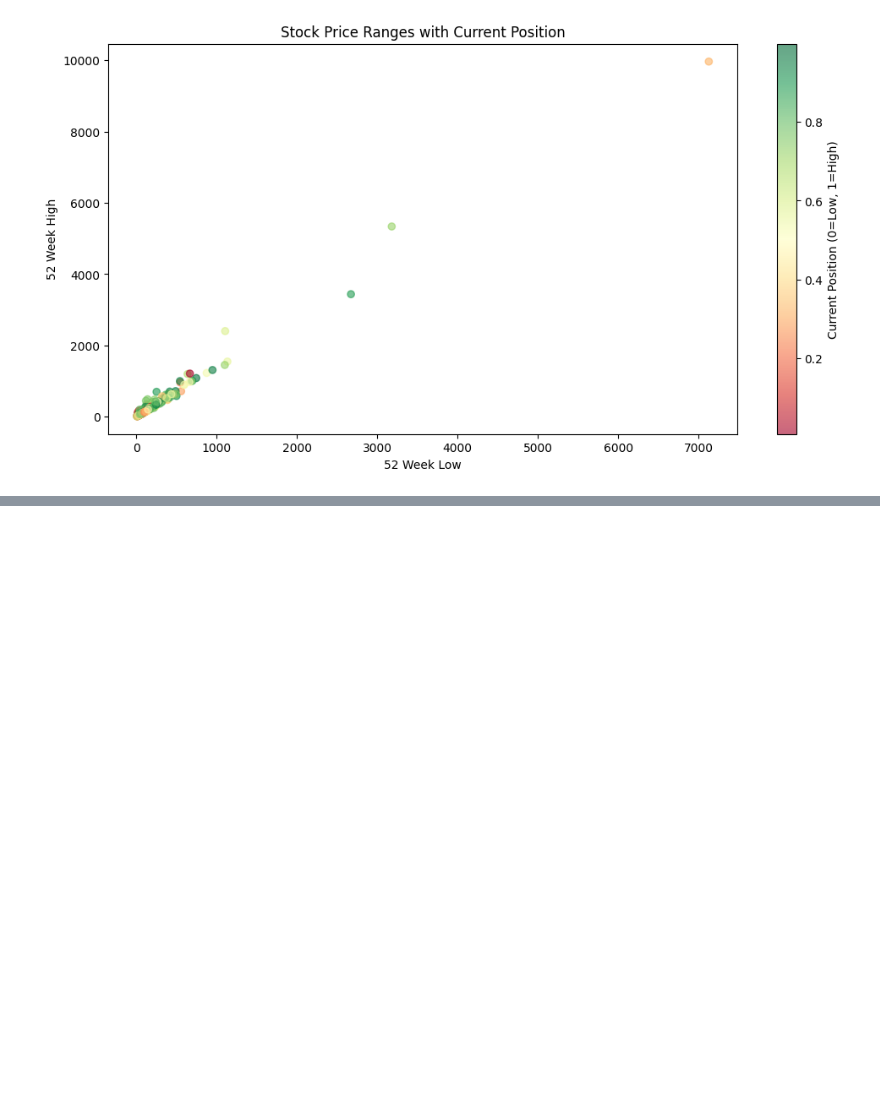
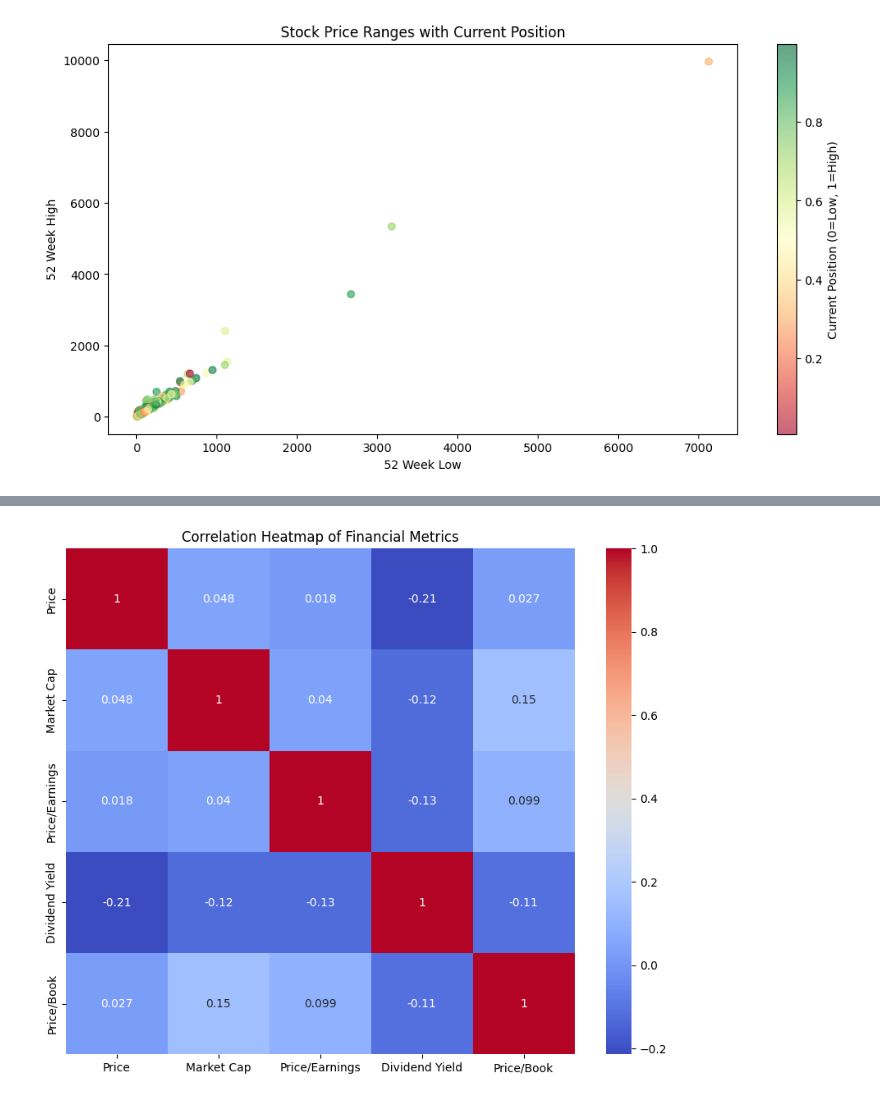
Before and after one commit to Kishu1203/S-P500_Analysis, a Jupyter notebook: Analysis_plot.ipynb, the cells around one changed output, grey strips where cells are left out. Drawn from its saved outputs; the diff is of its cells as text; code cells hidden in the pictures; blank space fills up the shorter version.

```diff
--- a/Analysis_plot.ipynb
+++ b/Analysis_plot.ipynb
@@ -69,0 +81,9 @@ Text(0.5, 1.0, 'Stock Price Ranges with Current Position')
+# %%
+#Correlation Heatmap of Key Financial Metrics
+plt.figure(figsize=(10, 8))
+corr = df[['Price', 'Market Cap', 'Price/Earnings', 'Dividend Yield', 'Price/Book']].corr()
+sns.heatmap(corr, annot=True, cmap='coolwarm')
+plt.title('Correlation Heatmap of Financial Metrics')
+plt.show()
+# %% [output]
+[figure, added]
```
Also changed, not shown: parts of 1 cell of this notebook, 1 other file.
